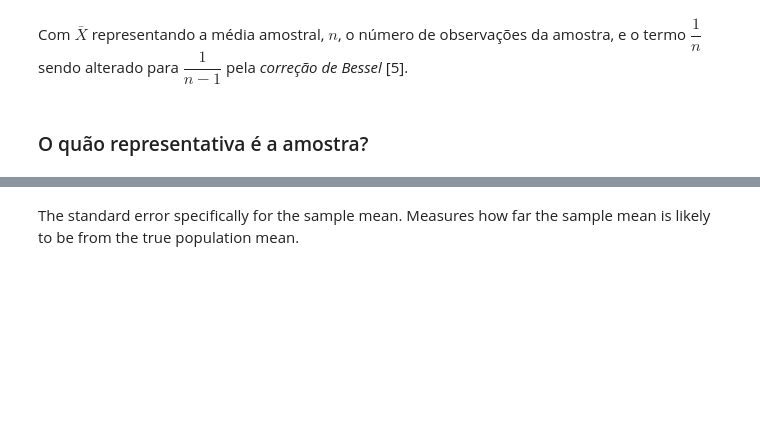
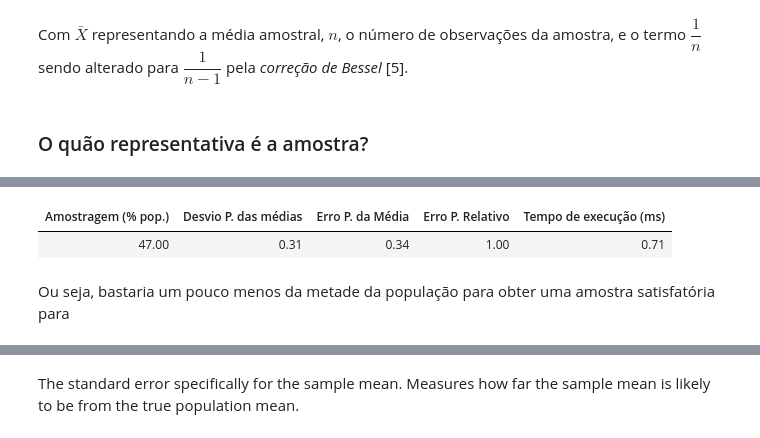
Before and after one commit to cg-oc/statistics, a Jupyter notebook: 2.2_serpente_voadora/2 - serpente_voadora.ipynb, the cells around one changed output, grey strips where cells are left out. Cells and saved outputs as stored; diff of their text form; code cells hidden in the pictures; blank space fills up the shorter version.

```diff
--- a/2.2_serpente_voadora/2 - serpente_voadora.ipynb
+++ b/2.2_serpente_voadora/2 - serpente_voadora.ipynb
@@ -177 +221,13 @@ df_filtrado.style.hide(axis='index')
+# %%
+filtro2 = dfa3["Erro P. Relativo"] <= 1
+df_menores_erp = dfa3[filtro2]
+menor_amostragem_satisfatoria = df_menores_erp.iloc[[0]]
+
+# Estilo
+menor_amostragem_satisfatoria.style.format("{:.2f}").hide(axis='index')
+# %% [output]
+| Amostragem (% pop.) | Desvio P. das médias | Erro P. da Média | Erro P. Relativo | Tempo de execução (ms) |
+| 47.00 | 0.31 | 0.34 | 1.00 | 0.71 |
+# %% [markdown]
+Ou seja, bastaria um pouco menos da metade da população para obter uma amostra satisfatória para
 # %%
```
Also changed, not shown: parts of 22 cells of this notebook.
